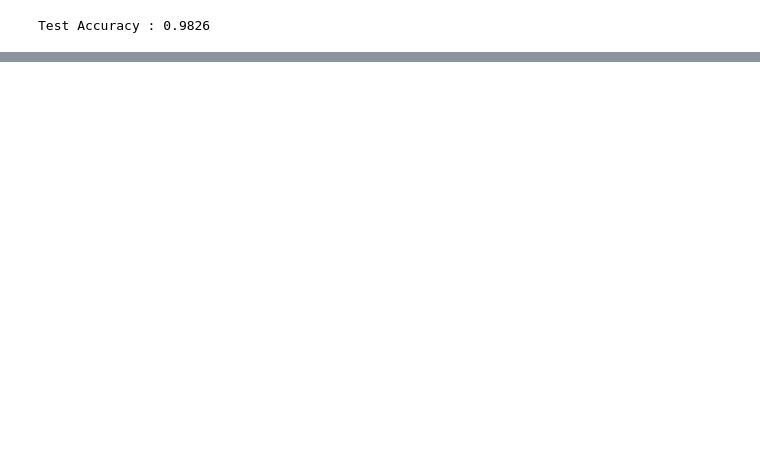
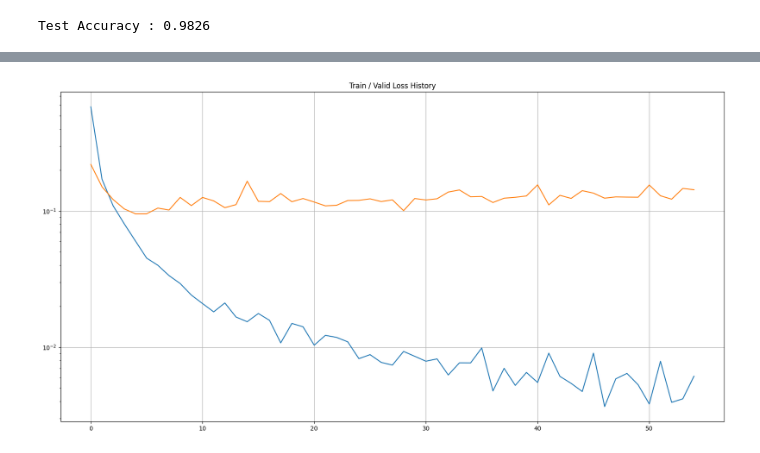
Before and after one commit to sangsang0114/Machine-Learning, a Jupyter notebook: 심층신경망2.ipynb, the cells around one changed output, grey strips where cells are left out. Saved outputs shown, nothing was run; the diff lists cells and outputs as text; code cells hidden in the pictures; blank space fills up the shorter version.

```diff
--- a/심층신경망2.ipynb
+++ b/심층신경망2.ipynb
@@ -273,0 +403,19 @@ np.float64(0.9993698802772527)
+# %%
+model = nn.Sequential(
+    nn.Linear(input_size, 500),
+    nn.LeakyReLU(),
+    nn.Linear(500, 400),
+    nn.LeakyReLU(),
+    nn.Linear(400, 300),
+    nn.LeakyReLU(),
+    nn.Linear(300, 200),
+    nn.LeakyReLU(),
+    nn.Linear(200, 100),
+    nn.LeakyReLU(),
+    nn.Linear(100, 50),
+    nn.LeakyReLU(),
+    nn.Linear(50, output_size),
+    nn.LogSoftmax(dim=-1),
+)
+
+model
@@ -273,0 +441,11 @@ np.float64(0.9993698802772527)
+# %%
+optimizer = optim.Adam(model.parameters())
+crit = nn.NLLLoss()
+# %%
+device = torch.device('cpu')
+if torch.cuda.is_available():
+    device = torch.device('cuda')
+model = model.to(device)
+
+x = [x_i.to(device) for x_i in x]
+y = [y_i.to(device) for y_i in y]
@@ -273,0 +532,14 @@ np.float64(0.9993698802772527)
+# %%
+plot_from = 0
+
+plt.figure(figsize=(20, 10))
+plt.grid(True)
+plt.title("Train / Valid Loss History")
+plt.plot(
+    range(plot_from, len(train_history)), train_history[plot_from:],
+    range(plot_from, len(valid_history)), valid_history[plot_from:],
+)
+plt.yscale('log')
+plt.show()
+# %% [output]
+[figure, added]
```
Also changed, not shown: parts of 28 cells of this notebook.
